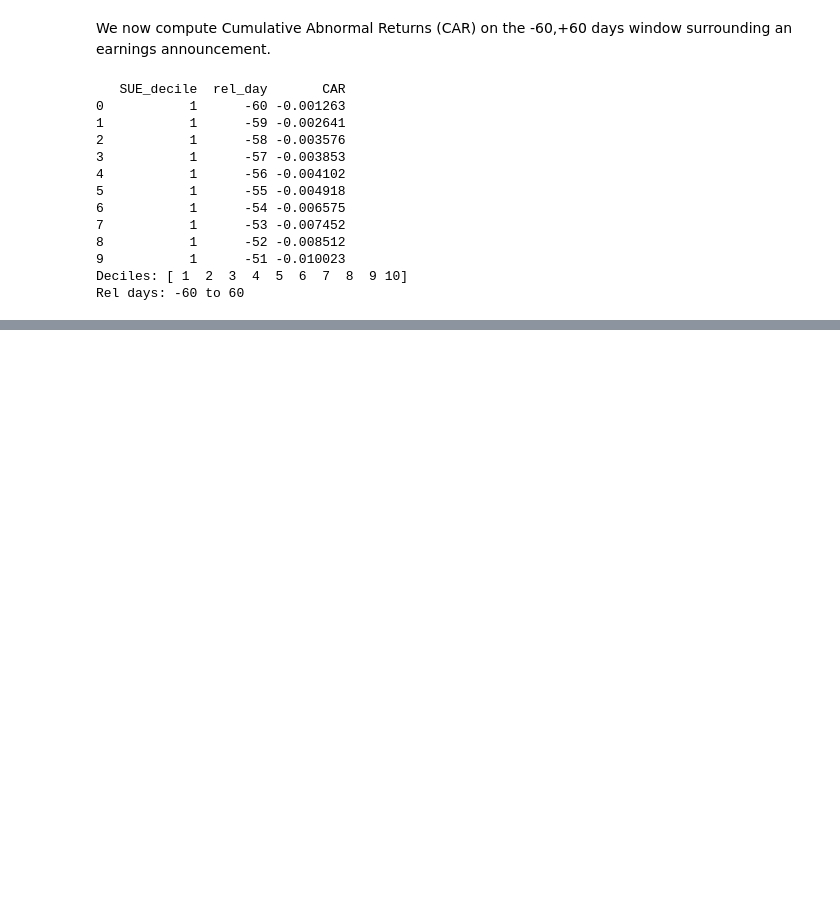
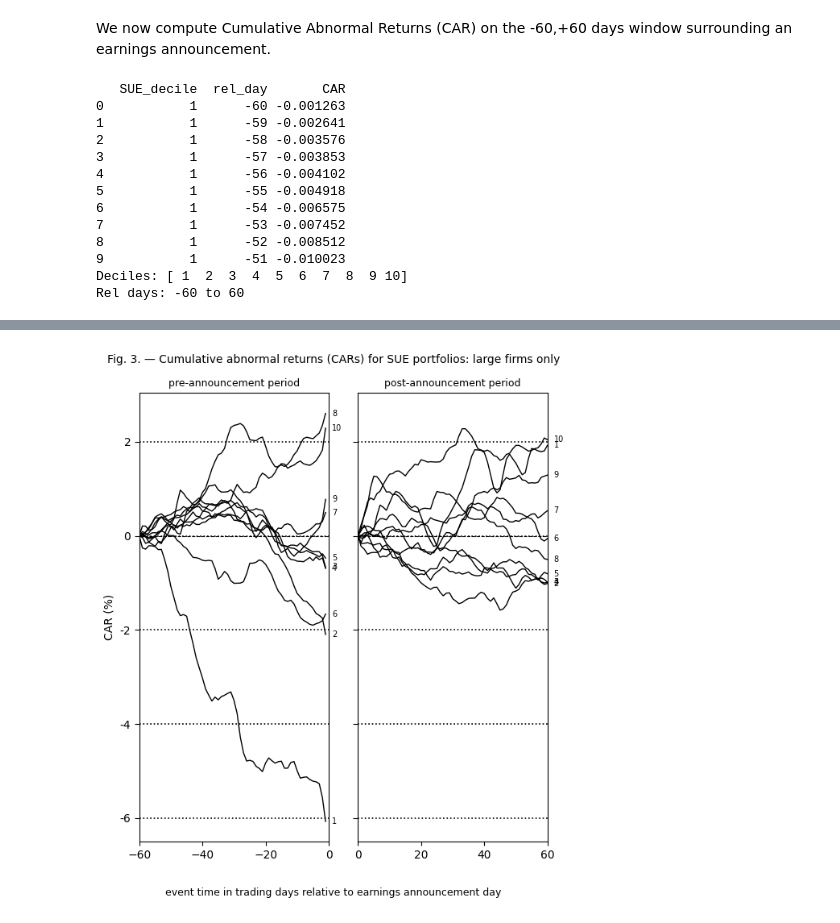
Before and after one commit to e1quem/PEADReplication, a Jupyter notebook: notebooks/3.empirical_results.ipynb, the cells around one changed output, grey strips where cells are left out. Saved outputs shown, nothing was run; the diff lists cells and outputs as text; code cells hidden in the pictures; blank space fills up the shorter version.

```diff
--- a/notebooks/3.empirical_results.ipynb
+++ b/notebooks/3.empirical_results.ipynb
@@ -192,0 +269,46 @@ plt.show()
+# %%
+fig, (ax1, ax2) = plt.subplots(1, 2, figsize=(6, 7), sharey=True, dpi=100)
+
+for decile in range(1, 11):
+    data = car_avg_large[car_avg_large['SUE_decile'] == decile]
+
+    # Pre-announcement: days -60 to -1
+    pre = data[(data['rel_day'] >= -60) & (data['rel_day'] < 0)].copy()
+    pre['CAR_norm'] = (pre['CAR'] - pre.loc[pre['rel_day'] == -60, 'CAR'].values[0]) * 100
+    ax1.plot(pre['rel_day'], pre['CAR_norm'], color='black', linewidth=1)
+    last = pre[pre['rel_day'] == pre['rel_day'].max()]
+    ax1.text(last['rel_day'].values[0] + 2, last['CAR_norm'].values[0],
+             str(decile), fontsize=7, color='black', va='center')
+
+    # Post-announcement: days 0 to 60
+    post = data[(data['rel_day'] >= 0) & (data['rel_day'] <= 60)].copy()
+    post['CAR_norm'] = (post['CAR'] - post.loc[post['rel_day'] == 0, 'CAR'].values[0]) * 100
+    ax2.plot(post['rel_day'], post['CAR_norm'], color='black', linewidth=1)
+    last = post[post['rel_day'] == post['rel_day'].max()]
+    ax2.text(last['rel_day'].values[0] + 2, last['CAR_norm'].values[0],
+             str(decile), fontsize=7, color='black', va='center')
+
+ax1.set_xlim(-60, 0)
+ax1.set_xticks(range(-60, 1, 20))
+ax2.set_xlim(0, 60)
+ax2.set_xticks(range(0, 61, 20))
+
+for ax in [ax1, ax2]:
+    ax.axhline(0, color='black', linewidth=0.8, linestyle='--')
+    ax.yaxis.set_tick_params(left=True, length=4)
+    ax.yaxis.set_major_formatter(plt.FuncFormatter(lambda x, _: f'{x:.0f}'))
+    ax.grid(axis='y', color='black', linestyle=':', linewidth=1.2)
+
+ax1.set_title('pre-announcement period', fontsize=9)
+ax2.set_title('post-announcement period', fontsize=9)
+ax2.tick_params(labelleft=False)
+ax1.set_ylabel('CAR (%)', rotation=90)
+
+fig.text(0.5, 0.02, 'event time in trading days relative to earnings announcement day',
+         ha='center', fontsize=9)
+plt.suptitle('Fig. 3. — Cumulative abnormal returns (CARs) for SUE portfolios: large firms only', fontsize=10)
+plt.subplots_adjust(bottom=0.12)
+plt.tight_layout(rect=[0, 0.06, 1, 1])
+plt.show()
+# %% [output]
+[figure, added]
```
Also changed, not shown: parts of 14 cells of this notebook, 4 other files.
